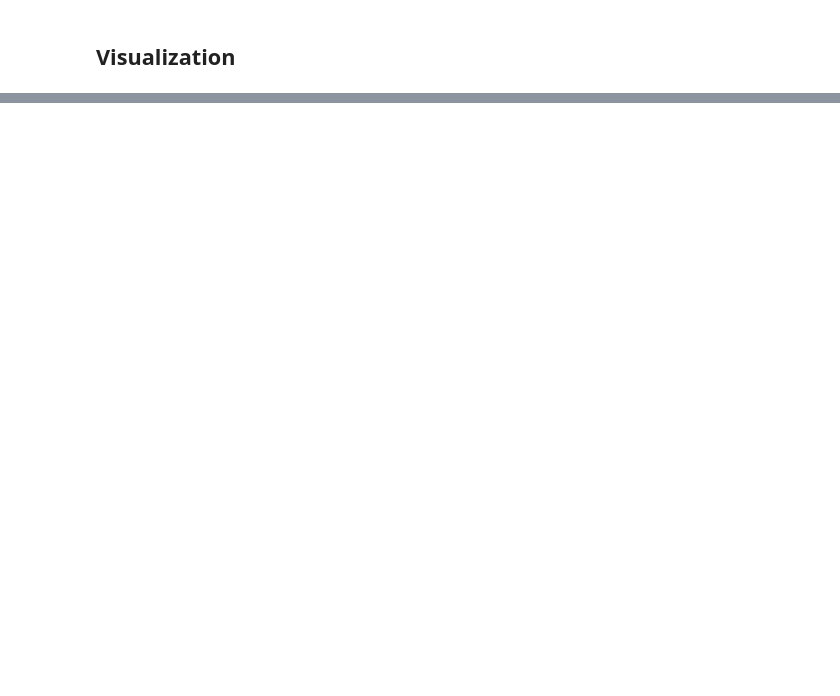
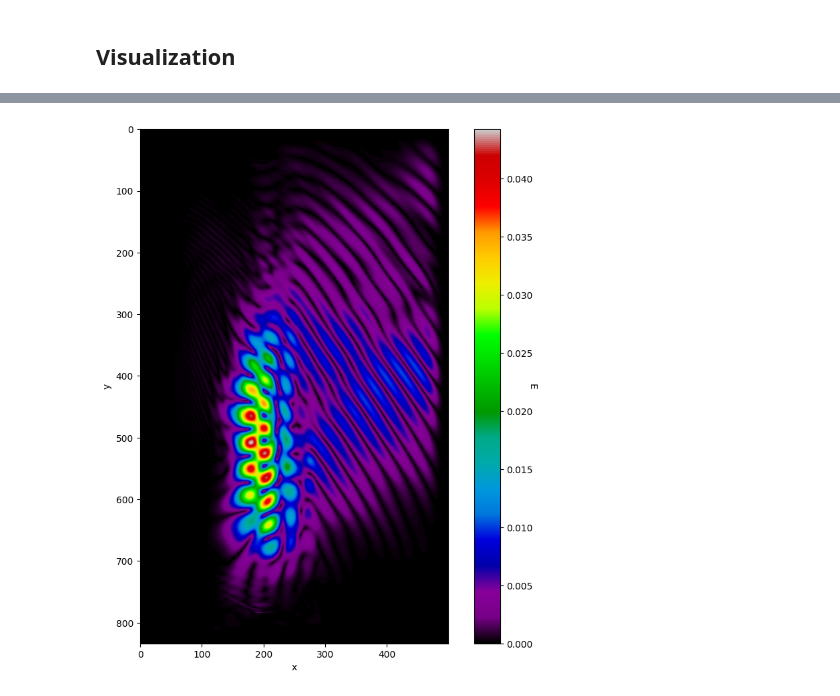
Before and after one commit to Pierre-Alexandre-Gourdain/fdtd, a Jupyter notebook: cutoff_test.ipynb, the cells around one changed output, grey strips where cells are left out. Saved outputs shown, nothing was run; the diff lists cells and outputs as text; code cells hidden in the pictures; blank space fills up the shorter version.

```diff
--- a/cutoff_test.ipynb
+++ b/cutoff_test.ipynb
@@ -201,0 +216,19 @@ grid.visualize(z=0)
+# %%
+E_xy=(grid.E[:, :, 0, 0]**2+grid.E[:, :, 0, 1]**2)**0.5
+Ez=(grid.E[:, :, 0, 2]**2)**0.5
+Er=Ez/(E_xy+1e-4)
+# %%
+fig, ax = plt.subplots(figsize=(10, 10))
+
+im = plt.imshow(bd.numpy(E_xy), cmap=plt.cm.nipy_spectral)
+im.set_interpolation('bicubic')
+
+cb = fig.colorbar(im)
+plt.xlabel('x', rotation=0)
+plt.ylabel('y', rotation=90)
+cb.ax.set_ylabel('E', rotation=-90)
+# cb.ax.yaxis.set_label_coords(6, 0.5)
+# plt.scatter(0,0,marker='x',s=180,c=("black"))
+plt.show()
+# %% [output]
+[figure, added]
```
Also changed, not shown: parts of 10 cells of this notebook, 4 other files.
